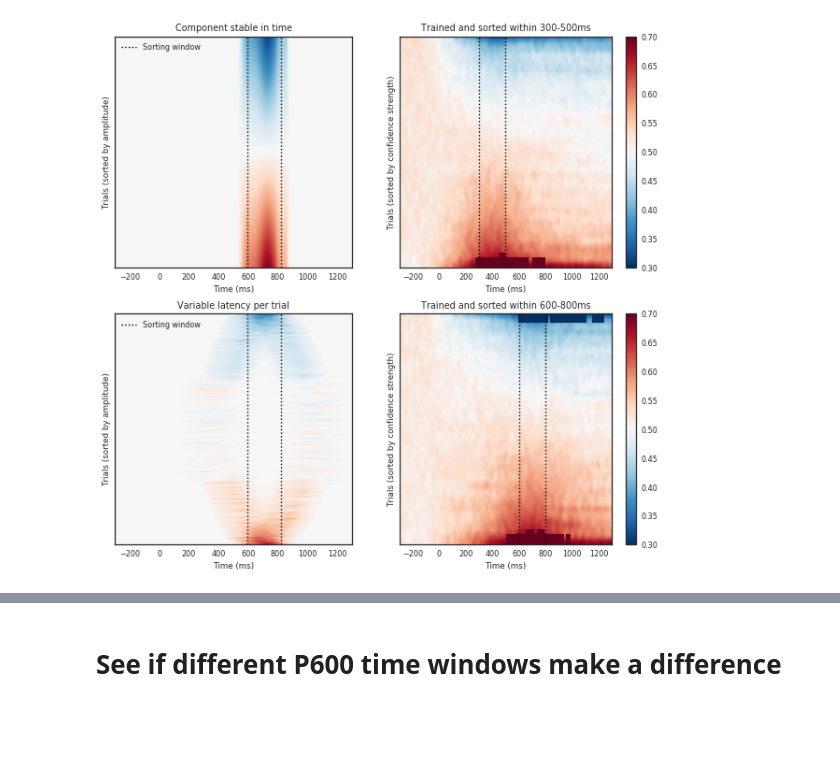
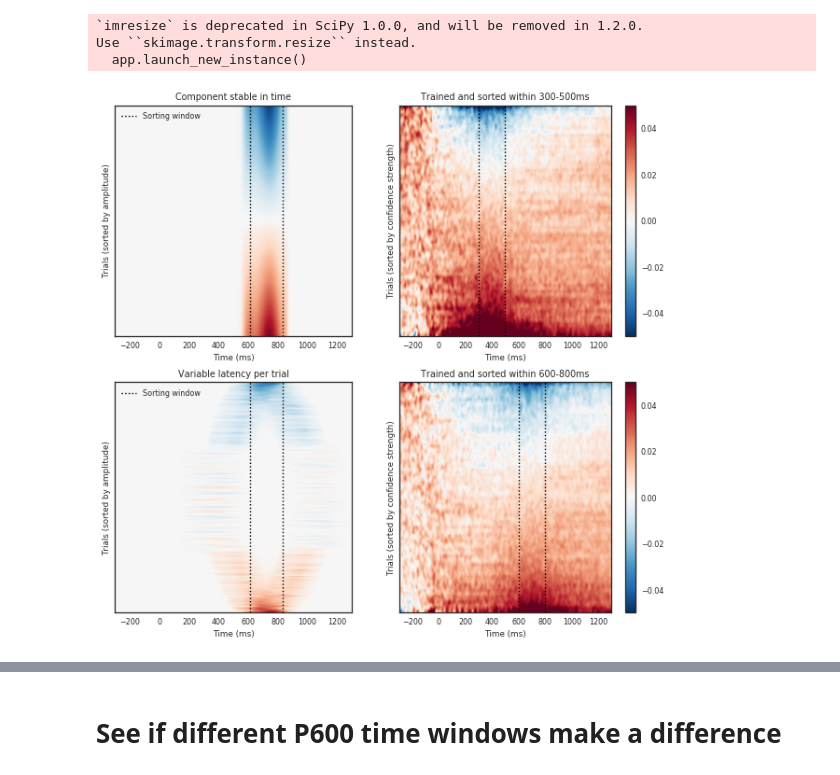
Before and after one commit to heikele/GAT_n4-p6, a Jupyter notebook: additional-MVPA-analysis.ipynb, the cells around one changed output, grey strips where cells are left out. Cells and saved outputs as stored; diff of their text form; code cells hidden in the pictures; blank space fills up the shorter version.

```diff
--- a/additional-MVPA-analysis.ipynb
+++ b/additional-MVPA-analysis.ipynb
@@ -32,6 +34,6 @@ bads = ["VLA21", # not a native speaker of German
 # %%
 # load previously calculated(and saved) scores
-with open(loc_files+'scores20hz-all.pckl', 'rb') as f:
+with open(savs+'scores.pckl', 'rb') as f:
         scores_dict = pickle.load(f)
 # %%
 def get_epochs(name):
@@ -39,7 +41,8 @@ def get_epochs(name):
     loads the epoched data for participant (name)
     '''
 
-    epoch = mne.read_epochs(loc_epochs+template.format(name))
+    epoch = mne.read_epochs(template.format(name))
     return epoch
+
 times = get_epochs(names[0]).times
 l_times = list(times)
@@ -48,18 +49,24 @@ predicts = scores_dict["ridge"]["predicts"]
 # %%
 def sorted_by_pred_conf(score, tmin, tmax, tmin2, tmax2):
 
-    '''sorts condidence scores within time window of interest'''
+    '''Sorts condidence scores within time window of interest, the reason for 4 time specification is that you could
+    in principle average in one time window and sort by another time windows classifier performance. E.g. Sort N400
+    classifier performance by P600 strength with (.3, .5, .6, .8). Currently, sorting and averaging within respective
+    time windows only.
+    '''
 
     from scipy.misc import imresize
     l_times = list(get_epochs(names[0]).times)
 
+    # Get trial order by average confidence strength within time window of interest
     tmin, tmax = l_times.index(tmin), l_times.index(tmax)
-    trials = score[tmin:tmax, :, :, 0].mean(0)
+    trials = score.T[tmin:tmax, :, :].mean(0)
     order = trials[tmin:tmax, :].mean(0).argsort()
 
+    # sort trials and average prediction confidence over time
     tmin3, tmax3 = l_times.index(tmin2), l_times.index(tmax2)
-    trials2 = score[tmin3:tmax3, :, :, 0].mean(0)
-    output_image = imresize((trials2[:, order].T), (55, 161))
+    trials2 = score.T[tmin3:tmax3, :, :].mean(0)
+    output_image = imresize((trials2[:, order].T), (80, 161)) # 80 trials by 161 time points (-.3 -> 1.3)
 
     return output_image/255
 # %%
@@ -77,7 +84,7 @@ from mne.channels.layout import _find_topomap_coords
 from mne.stats.cluster_level import spatio_temporal_cluster_1samp_test as tst
 from mpl_toolkits.axes_grid1 import make_axes_locatable
 
-
+# data_path directs towards MNE example EEGLAB data
 data_path = testing.data_path()
 fname = data_path + "/EEGLAB/test_raw.set"
 montage = data_path + "/EEGLAB/test_chans.locs"
@@ -92,14 +99,14 @@ picks = mne.pick_types(raw.info, eeg=True)
 epochs = mne.Epochs(raw, events, {"square":2, "rt": 1}, tmax=1., picks=picks, preload=True)
 epochs.crop(.3, None)
 
+# prediction confidence scores (above and below 0, degree of confidence is the distance from 0)
+predicts = np.asarray(scores_dict["ridge"]["predicts"])
+
 d = epochs["square"].average().crop(.2, .5).data
 d.shape
 nchans, ntimes = d.shape
-
 times = np.random.randint(1000, raw.n_times - 1000, 5000)
-
 on_correlations=False
-
 
 sns.set_context('paper')
 fig, axes = plt.subplots(ncols=2, nrows=2)
@@ -121,7 +128,6 @@ for ax, do_t in zip(axes[:, 0], [True, False]):
             t = np.mean((25, 100-ntimes)).astype(int)
         randn_ = np.random.uniform(-1.5, 1.5)
         d2[ii, :, t:t+ntimes] += (d * 50) * randn_
-
     d3 = d2.mean(1)
     d3.shape
 
@@ -130,44 +136,44 @@ for ax, do_t in zip(axes[:, 0], [True, False]):
     order = d3[:, tmean-7:tmean+7].mean(1).argsort()
 
     mx = 0.0015
-
 
     ax.imshow(d3[order, :], aspect="auto",origin='upper', cmap="RdBu_r", interpolation="bicubic",
               extent=(-300, 1300, 0, 1), vmin=-mx, vmax=mx),
     t0, t1 = (start) / 100, (end) / 100
     ax.plot((t0*1600-300, t0*1600-300), (0, 1), color="k", linestyle=":", label="Sorting window")
     ax.plot((t1*1600-300, t1*1600-300), (0, 1), color="k", linestyle=":")
 
     ax.set_ylabel("Trials (sorted by amplitude)")
     ax.set_xlabel("Time (ms)")
     ax.set_yticks([])
     if not on_correlations:
         ax.set_title("Component stable in time" if do_t else "Variable latency per trial")
     ax.legend()
 
-
 n1, n2, p1, p2 = .3, .5, .6, .8
-
 all_times = [(n1, n2, n1, n2),(p1, p2, p1, p2)]
 labels= ['Trained and sorted within 300-500ms', 'Trained and sorted within 600-800ms']
 for ax, tims, label in zip(axes[:, 1], all_times, labels):
-    d = np.asarray([sorted_by_pred_conf(p, *tims) for p in predicts])
 
-    img = ax.imshow(d.mean(axis=0),origin="upper", cmap="RdBu_r",
-           aspect="auto", interpolation="bicubic", extent=[-300, 1300, 0, 80],
-          vmin=.3, vmax=.7);
+    d = np.asarray([sorted_by_pred_conf(p, *tims) for p in predicts])-.5
+    img = ax.imshow((np.array(d).mean(0)),origin="upper", cmap="RdBu_r",
+                        aspect="auto", interpolation="bicubic", extent=[-300, 1300, 0, 80],
+                        vmin=-.05, vmax=.05);
 
     ax.set_ylabel("Trials (sorted by confidence strength)")
     ax.set_yticks([])
     ax.set_title(label)
     ax.vlines(tims[0]*1000,ymin=0, ymax=80, linestyles="dotted")
     ax.vlines(tims[1]*1000,ymin=0, ymax=80, linestyles="dotted")
 
     divider = make_axes_locatable(ax)
     cax = divider.append_axes("right", size="5%", pad=0.2)
     fig.colorbar(img, cax=cax)
 
     ax.set_xlabel("Time (ms)")
 # %% [output]
+`imresize` is deprecated in SciPy 1.0.0, and will be removed in 1.2.0.
+Use ``skimage.transform.resize`` instead.
+  app.launch_new_instance()
-[figure, old version]
+[figure, new version]
 # %%
```
Also changed, not shown: parts of 23 cells of this notebook, 5 other files.
